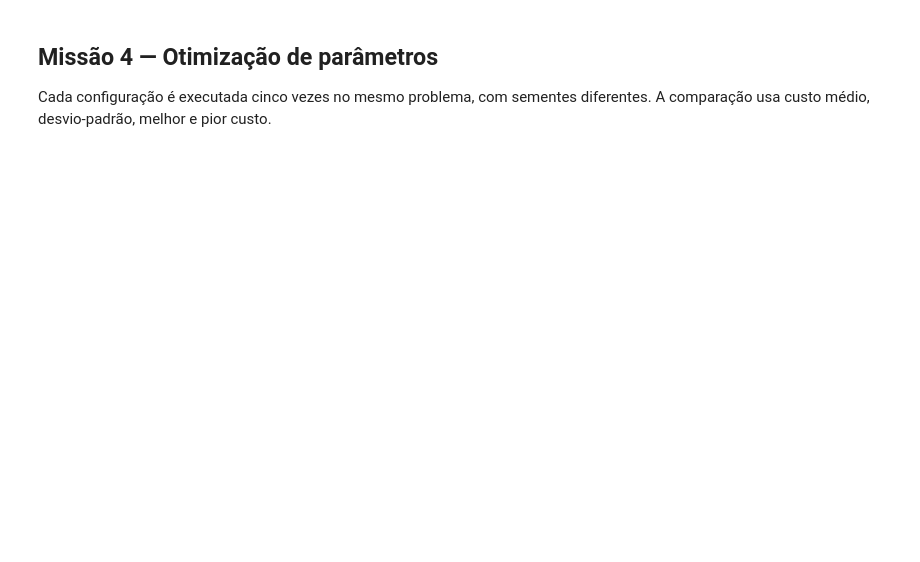
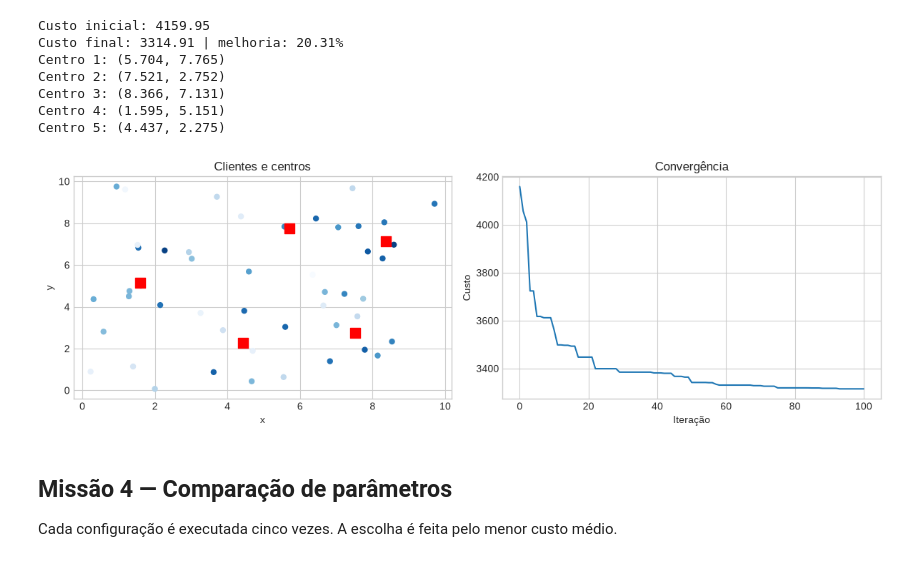
Before and after one commit to joao7719/CIAO_ECO_2026, a Jupyter notebook: AULA_05/atividades_aula05.ipynb, the cells around one changed output. Cells and saved outputs as stored; diff of their text form; code cells hidden in the pictures; blank space fills up the shorter version.

```diff
--- a/AULA_05/atividades_aula05.ipynb
+++ b/AULA_05/atividades_aula05.ipynb
@@ -187,4 +79,47 @@ Centro 5: (3.915, 1.239)
+# %%
+rng = np.random.default_rng(42)
+clientes = rng.random((50,2))*10
+demandas = rng.integers(1,100,50)
+N, T, K, W, C1, C2 = 30, 100, 5, 0.7, 1.8, 1.8
+
+def custo(pos):
+    centros = pos.reshape(K,2)
+    dist = np.linalg.norm(clientes[:,None,:]-centros[None,:,:], axis=2)
+    return np.sum(np.min(dist,axis=1)*demandas)
+
+pos = rng.uniform(0,10,(N,K*2)); vel = rng.uniform(-.5,.5,(N,K*2))
+pbest = pos.copy(); pfit = np.array([custo(p) for p in pos])
+i = pfit.argmin(); gbest, gfit = pos[i].copy(), pfit[i]
+custo_inicial = gfit; hist = [gfit]
+
+for _ in range(T):
+    for i in range(N):
+        vel[i] = W*vel[i] + C1*rng.random(K*2)*(pbest[i]-pos[i]) + C2*rng.random(K*2)*(gbest-pos[i])
+        pos[i] = np.clip(pos[i]+vel[i], 0, 10)
+        fit = custo(pos[i])
+        if fit < pfit[i]: pbest[i], pfit[i] = pos[i].copy(), fit
+        if fit < gfit: gbest, gfit = pos[i].copy(), fit
+    hist.append(gfit)
+
+centros = gbest.reshape(K,2)
+print(f"Custo inicial: {custo_inicial:.2f}")
+print(f"Custo final: {gfit:.2f} | melhoria: {(1-gfit/custo_inicial)*100:.2f}%")
+for i,(x,y) in enumerate(centros,1): print(f"Centro {i}: ({x:.3f}, {y:.3f})")
+fig,ax=plt.subplots(1,2,figsize=(12,4))
+ax[0].scatter(clientes[:,0],clientes[:,1],c=demandas,cmap='Blues',s=25); ax[0].scatter(centros[:,0],centros[:,1],c='red',marker='s',s=100)
+ax[0].set(title='Clientes e centros',xlabel='x',ylabel='y')
+ax[1].plot(hist); ax[1].set(title='Convergência',xlabel='Iteração',ylabel='Custo')
+plt.tight_layout(); plt.show()
+# %% [output]
+Custo inicial: 4159.95
+Custo final: 3314.91 | melhoria: 20.31%
+Centro 1: (5.704, 7.765)
+Centro 2: (7.521, 2.752)
+Centro 3: (8.366, 7.131)
+Centro 4: (1.595, 5.151)
+Centro 5: (4.437, 2.275)
+[figure, added]
 # %% [markdown]
-## Missão 4 — Otimização de parâmetros
+## Missão 4 — Comparação de parâmetros
 
-Cada configuração é executada cinco vezes no mesmo problema, com sementes diferentes. A comparação usa custo médio, desvio-padrão, melhor e pior custo.
+Cada configuração é executada cinco vezes. A escolha é feita pelo menor custo médio.
```
Also changed, not shown: parts of 15 cells of this notebook, 1 other file.
